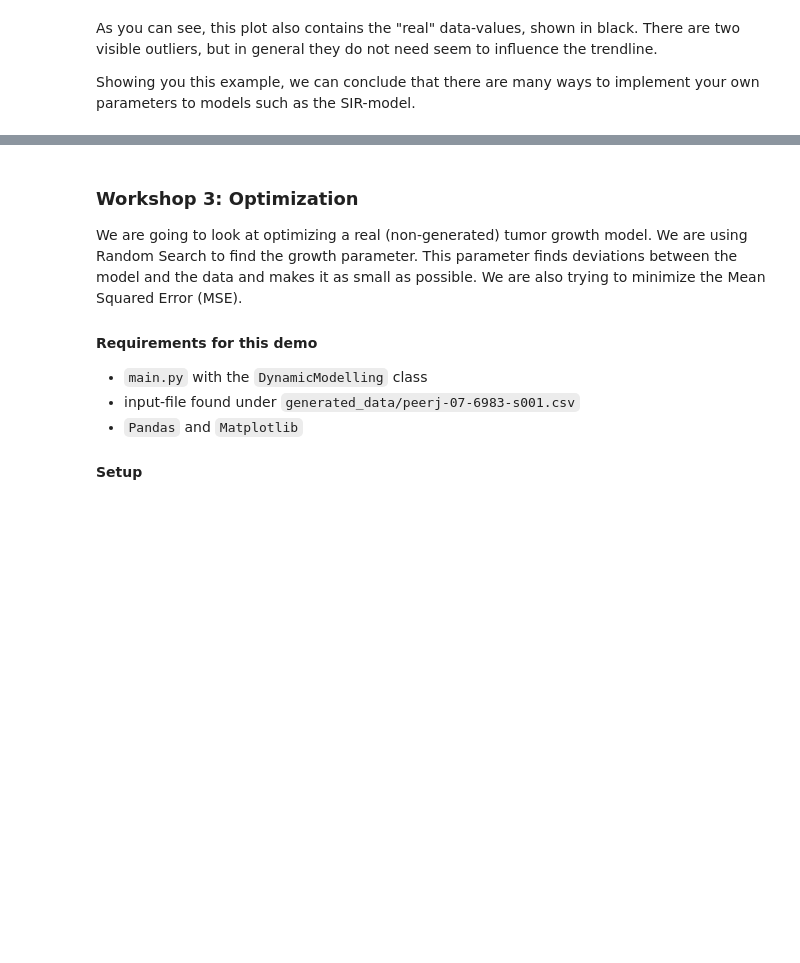
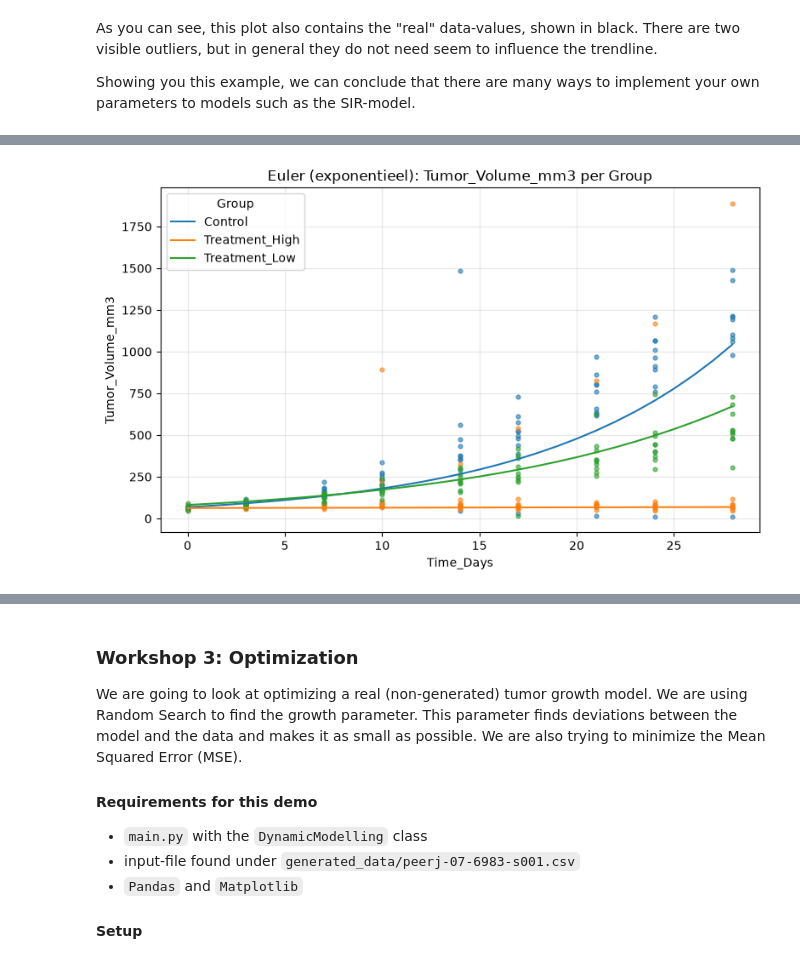
Before and after one commit to emielbosma/case1_modelleren, a Jupyter notebook: Usecase_example.ipynb, the cells around one changed output, grey strips where cells are left out. Cells and saved outputs as stored; diff of their text form; code cells hidden in the pictures; blank space fills up the shorter version.

```diff
--- a/Usecase_example.ipynb
+++ b/Usecase_example.ipynb
@@ -64,0 +125,12 @@ Showing you this example, we can conclude that there are many ways to implement
+# %%
+# Euler method
+results_euler = dm.ODE_methods(
+    model="Euler",
+    groupby="Group",
+    ground="Time_Days",
+    references=["Tumor_Volume_mm3"],
+    growth_model="exponentieel",
+    plot=True
+)
+# %% [output]
+[figure, added]
```
Also changed, not shown: parts of 14 cells of this notebook, 2 other files.
